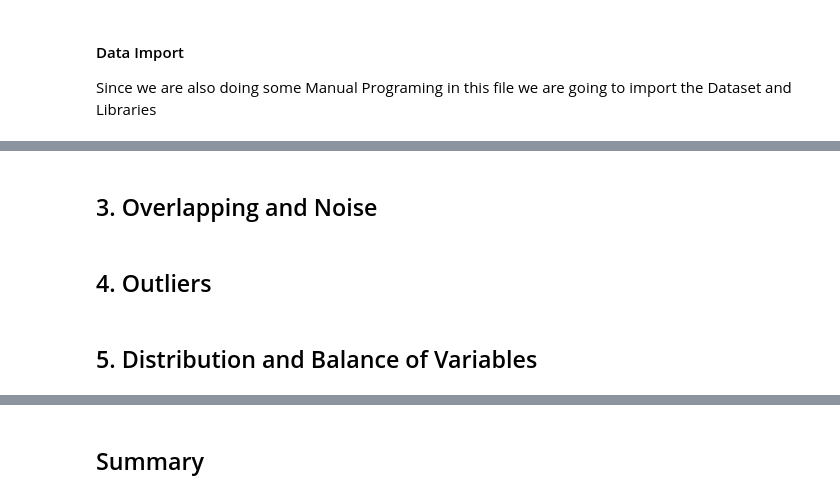
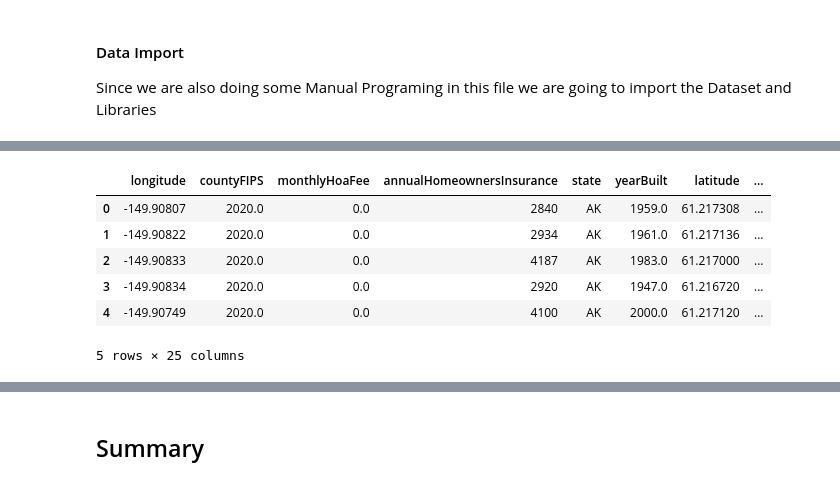
Before and after one commit to Jan-PhilipSchreiber/DeepLAdDA, a Jupyter notebook: 2AdDA/LectureHomework/report/1.1regression_hw.ipynb, the cells around one changed output, grey strips where cells are left out. Cells and saved outputs as stored; diff of their text form; code cells hidden in the pictures.

```diff
--- a/2AdDA/LectureHomework/report/1.1regression_hw.ipynb
+++ b/2AdDA/LectureHomework/report/1.1regression_hw.ipynb
@@ -55,4 +33,0 @@ phik_matrix
-# %% [markdown]
-<h2>3. Overlapping and Noise</h2>
-# %% [markdown]
-<h2>4. Outliers</h2>
@@ -80,2 +33,0 @@ print(len(bad_indexes))
-# %% [markdown]
-<h2>5. Distribution and Balance of Variables</h2>
@@ -81,0 +44,11 @@ print(len(bad_indexes))
+# %%
+df = pd.read_csv("Clean_Zillow.csv")
+df.head()
+# %% [output]
+|  | longitude | countyFIPS | monthlyHoaFee | annualHomeownersInsurance | state | yearBuilt | latitude | ... |
+| 0 | -149.90807 | 2020.0 | 0.0 | 2840 | AK | 1959.0 | 61.217308 | ... |
+| 1 | -149.90822 | 2020.0 | 0.0 | 2934 | AK | 1961.0 | 61.217136 | ... |
+| 2 | -149.90833 | 2020.0 | 0.0 | 4187 | AK | 1983.0 | 61.217000 | ... |
+| 3 | -149.90834 | 2020.0 | 0.0 | 2920 | AK | 1947.0 | 61.216720 | ... |
+| 4 | -149.90749 | 2020.0 | 0.0 | 4100 | AK | 2000.0 | 61.217120 | ... |
+5 rows × 25 columns
```
Also changed, not shown: parts of 52 cells of this notebook, 2 other files.
